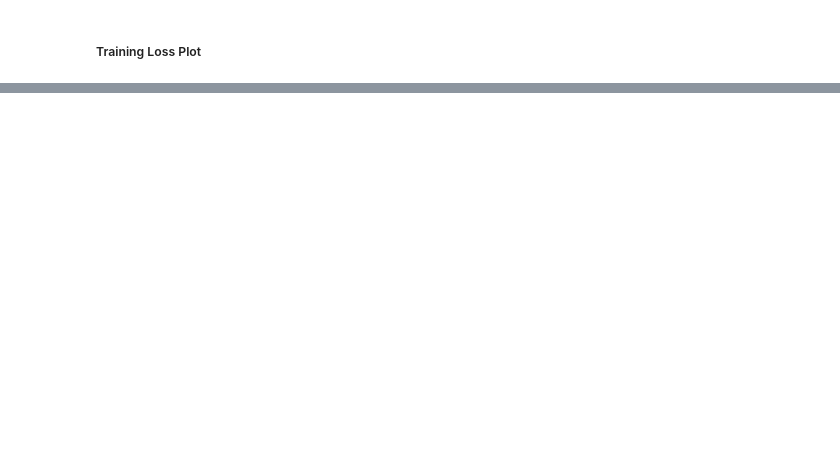
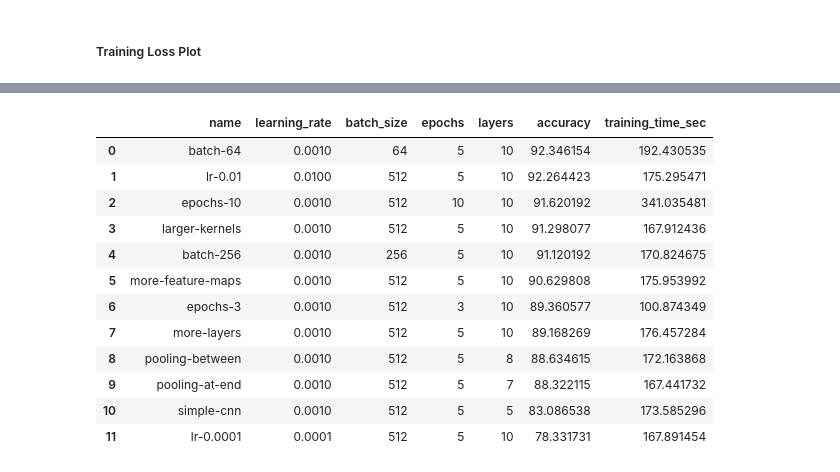
Before and after one commit to DerIltis/IAOR_SS26, a Jupyter notebook: src/final_project.ipynb, the cells around one changed output, grey strips where cells are left out. Drawn from its saved outputs; the diff is of its cells as text; code cells hidden in the pictures; blank space fills up the shorter version.

```diff
--- a/src/final_project.ipynb
+++ b/src/final_project.ipynb
@@ -233,0 +281,15 @@ def save_loss_plot(loss_history, filename, show_plot=False):
+# %%
+def make_architecture_5():
+    # Larger convolution kernels: 5x5 instead of 3x3 ("larger-kernels")
+    return torch.nn.Sequential(
+        torch.nn.Conv2d(in_channels=1, out_channels=8, kernel_size=5, padding=2),
+        torch.nn.ReLU(),
+        torch.nn.MaxPool2d(kernel_size=2, stride=2),
+        torch.nn.Conv2d(in_channels=8, out_channels=16, kernel_size=5, padding=2),
+        torch.nn.ReLU(),
+        torch.nn.MaxPool2d(kernel_size=2, stride=2),
+        torch.nn.Flatten(),
+        torch.nn.Linear(in_features=16 * 7 * 7, out_features=64),
+        torch.nn.ReLU(),
+        torch.nn.Linear(in_features=64, out_features=26),
+    )
@@ -233,0 +324,43 @@ def save_loss_plot(loss_history, filename, show_plot=False):
+# %%
+results = []
+
+for cfg in experiments:
+    print(f"\n=== Running experiment: {cfg['name']} ===")
+
+    architecture = cfg["arch_fn"]()
+    exp_train_loader = DataLoader(training_data, batch_size=cfg["batch_size"], shuffle=True)
+    exp_test_loader = DataLoader(test_data, batch_size=cfg["batch_size"], shuffle=False)
+
+    model = Model(
+        architecture,
+        learning_rate=cfg["lr"],
+        batch_size=cfg["batch_size"],
+        description=cfg["name"],
+    )
+
+    loss_history, training_time = training_loop(
+        model,
+        epochs=cfg["epochs"],
+        train_loader=exp_train_loader,
+        test_loader=exp_test_loader,
+    )
+    accuracy = model.test(exp_test_loader)
+
+    results.append({
+        "name": cfg["name"],
+        "learning_rate": cfg["lr"],
+        "batch_size": cfg["batch_size"],
+        "epochs": cfg["epochs"],
+        "layers": model.layers,
+        "accuracy": accuracy,
+        "training_time_sec": training_time,
+        "model": model,
+        "loss_history": loss_history,
+    })
+
+results_df = pd.DataFrame(
+    [{k: v for k, v in r.items() if k not in ("model", "loss_history")} for r in results]
+).sort_values("accuracy", ascending=False).reset_index(drop=True)
+
+results_df
+# %% [output]
@@ -233,0 +384,13 @@ def save_loss_plot(loss_history, filename, show_plot=False):
+|  | name | learning_rate | batch_size | epochs | layers | accuracy | training_time_sec |
+| 0 | batch-64 | 0.0010 | 64 | 5 | 10 | 92.346154 | 192.430535 |
+| 1 | lr-0.01 | 0.0100 | 512 | 5 | 10 | 92.264423 | 175.295471 |
+| 2 | epochs-10 | 0.0010 | 512 | 10 | 10 | 91.620192 | 341.035481 |
+| 3 | larger-kernels | 0.0010 | 512 | 5 | 10 | 91.298077 | 167.912436 |
+| 4 | batch-256 | 0.0010 | 256 | 5 | 10 | 91.120192 | 170.824675 |
+| 5 | more-feature-maps | 0.0010 | 512 | 5 | 10 | 90.629808 | 175.953992 |
+| 6 | epochs-3 | 0.0010 | 512 | 3 | 10 | 89.360577 | 100.874349 |
+| 7 | more-layers | 0.0010 | 512 | 5 | 10 | 89.168269 | 176.457284 |
+| 8 | pooling-between | 0.0010 | 512 | 5 | 8 | 88.634615 | 172.163868 |
+| 9 | pooling-at-end | 0.0010 | 512 | 5 | 7 | 88.322115 | 167.441732 |
+| 10 | simple-cnn | 0.0010 | 512 | 5 | 5 | 83.086538 | 173.585296 |
+| 11 | lr-0.0001 | 0.0001 | 512 | 5 | 10 | 78.331731 | 167.891454 |
```
Also changed, not shown: parts of 21 cells of this notebook.
